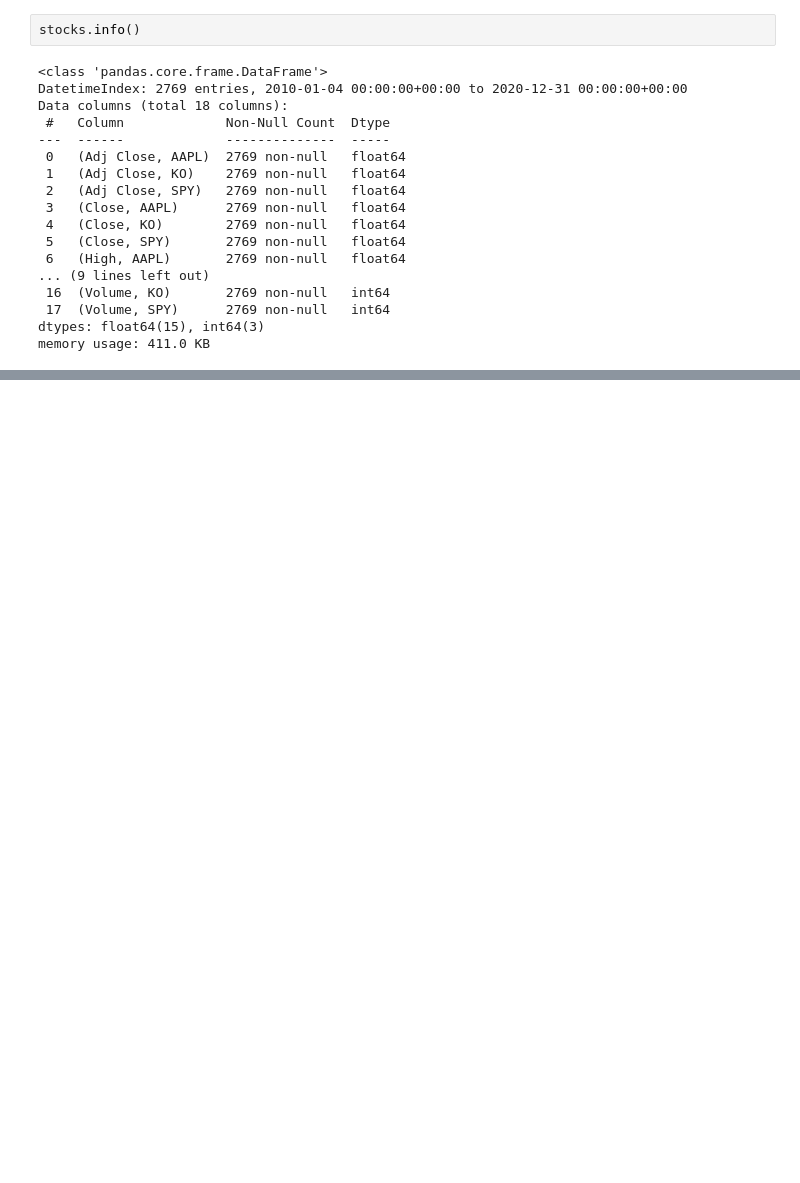
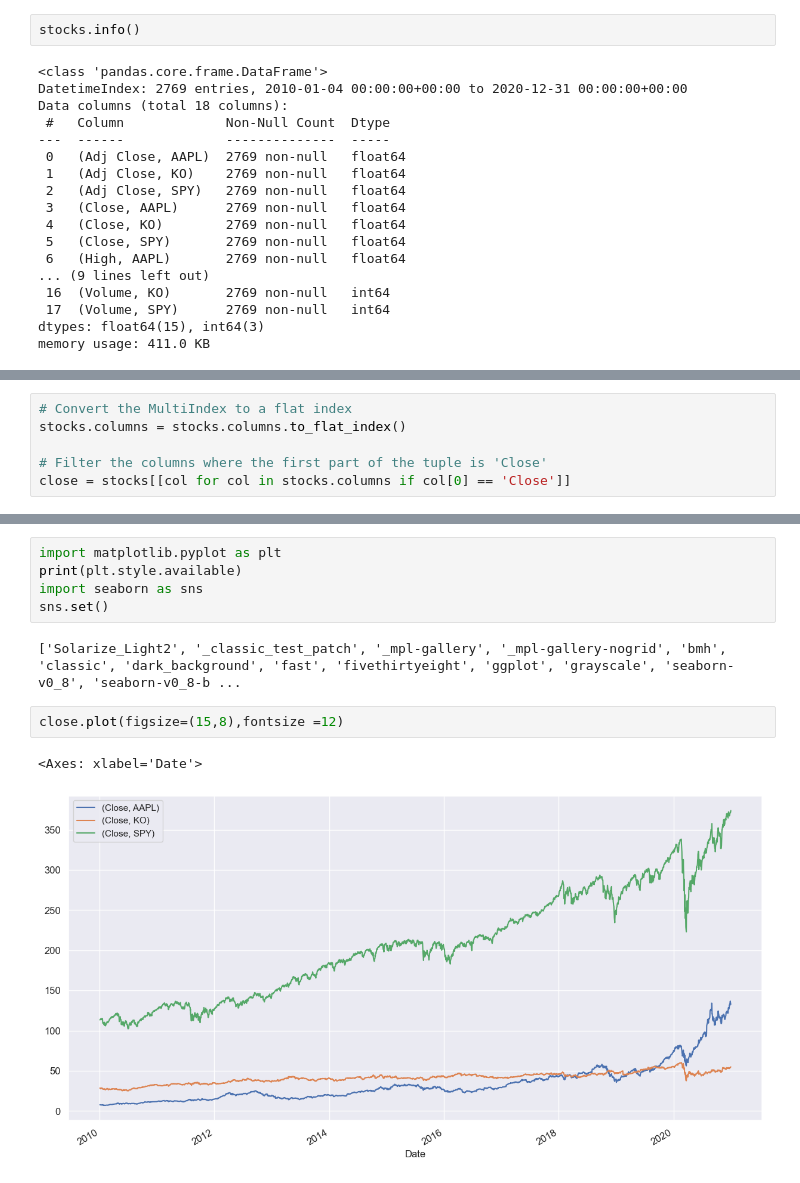
Before and after one commit to Nhlamul096/Algorithmic-Trading, a Jupyter notebook: Algo.ipynb, the cells around one changed output, grey strips where cells are left out. Saved outputs shown, nothing was run; the diff lists cells and outputs as text; blank space fills up the shorter version.

```diff
--- a/Algo.ipynb
+++ b/Algo.ipynb
@@ -105,0 +105,6 @@ Index([('Adj Close', 'AAPL'),   ('Adj Close', 'KO'),  ('Adj Close', 'SPY'),
+# %%
+# Convert the MultiIndex to a flat index
+stocks.columns = stocks.columns.to_flat_index()
+
+# Filter the columns where the first part of the tuple is 'Close'
+close = stocks[[col for col in stocks.columns if col[0] == 'Close']]
@@ -105,0 +128,12 @@ Index([('Adj Close', 'AAPL'),   ('Adj Close', 'KO'),  ('Adj Close', 'SPY'),
+# %%
+import matplotlib.pyplot as plt
+print(plt.style.available)
+import seaborn as sns
+sns.set()
+# %% [output]
+['Solarize_Light2', '_classic_test_patch', '_mpl-gallery', '_mpl-gallery-nogrid', 'bmh', 'classic', 'dark_background', 'fast', 'fivethirtyeight', 'ggplot', 'grayscale', 'seaborn-v0_8', 'seaborn-v0_8-b ...
+# %%
+close.plot(figsize=(15,8),fontsize =12)
+# %% [output]
+<Axes: xlabel='Date'>
+[figure, added]
```
Also changed, not shown: parts of 4 cells of this notebook.
